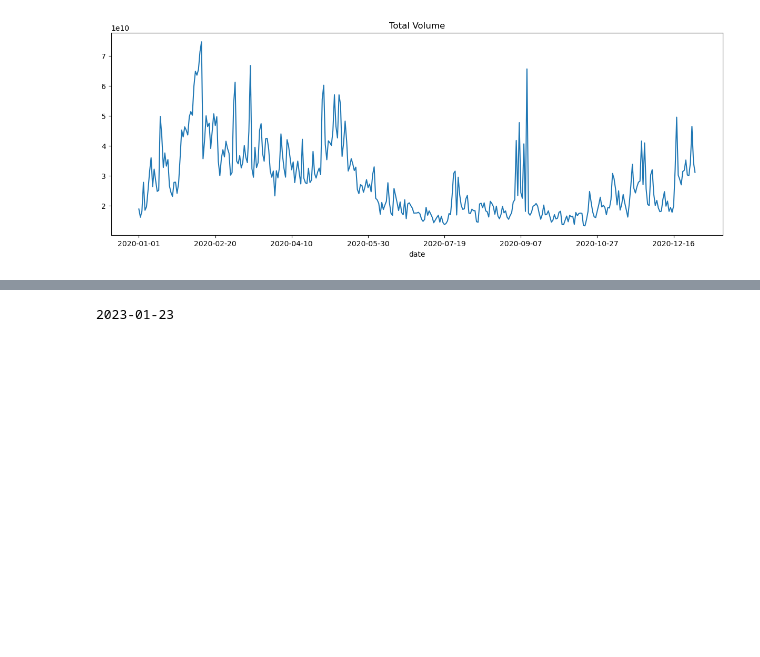
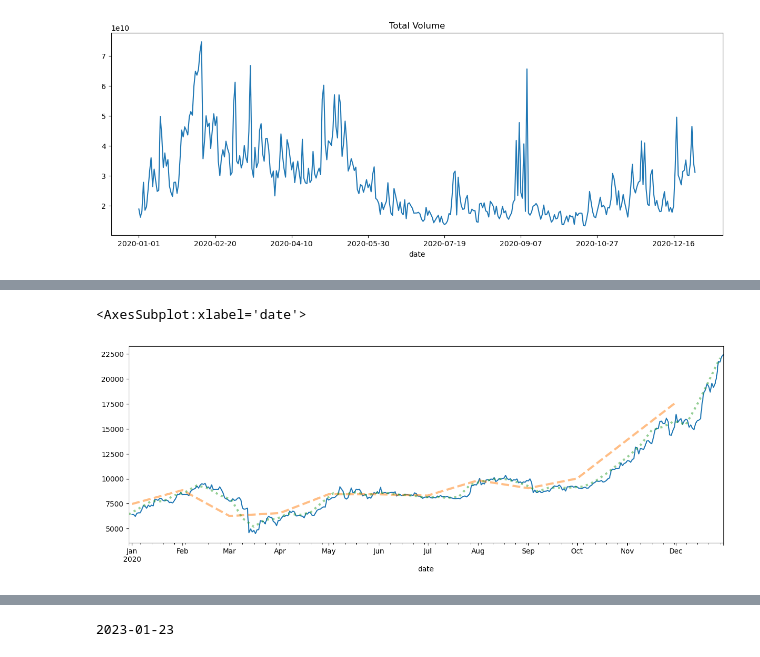
Before and after one commit to WltrH/data-projet, a Jupyter notebook: jupyternb/Formatage_dataframe.ipynb, the cells around one changed output, grey strips where cells are left out. Cells and saved outputs as stored; diff of their text form; code cells hidden in the pictures; blank space fills up the shorter version.

```diff
--- a/jupyternb/Formatage_dataframe.ipynb
+++ b/jupyternb/Formatage_dataframe.ipynb
@@ -111,0 +117,6 @@ ValueError: not enough values to unpack (expected 3, got 2)
+# %%
+df.index
+
+# changer le dtype de la colonne date en datetime
+df.index = pd.to_datetime(df.index)
+df.index
@@ -111,0 +132,8 @@ ValueError: not enough values to unpack (expected 3, got 2)
+# %%
+plt.figure(figsize=(15, 5))
+df.loc['2020','price'].plot(label='prix 2020')
+df.loc['2020','price'].resample('M').mean().plot(label='prix moyen par mois 2020', ls='--', lw=3, alpha=0.5)
+df.loc['2020','price'].resample('W').mean().plot(label='prix moyen par semaine 2020', ls=':', lw=3, alpha=0.5)
+# %% [output]
+<AxesSubplot:xlabel='date'>
+[figure, added]
```
Also changed, not shown: parts of 6 cells of this notebook, 2 other files.
